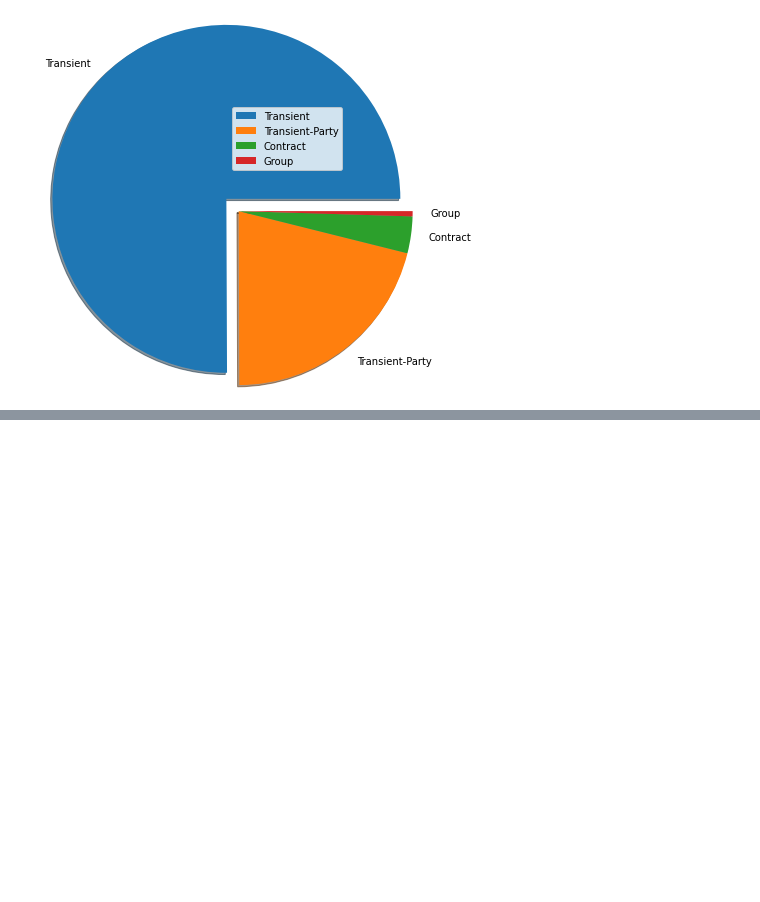
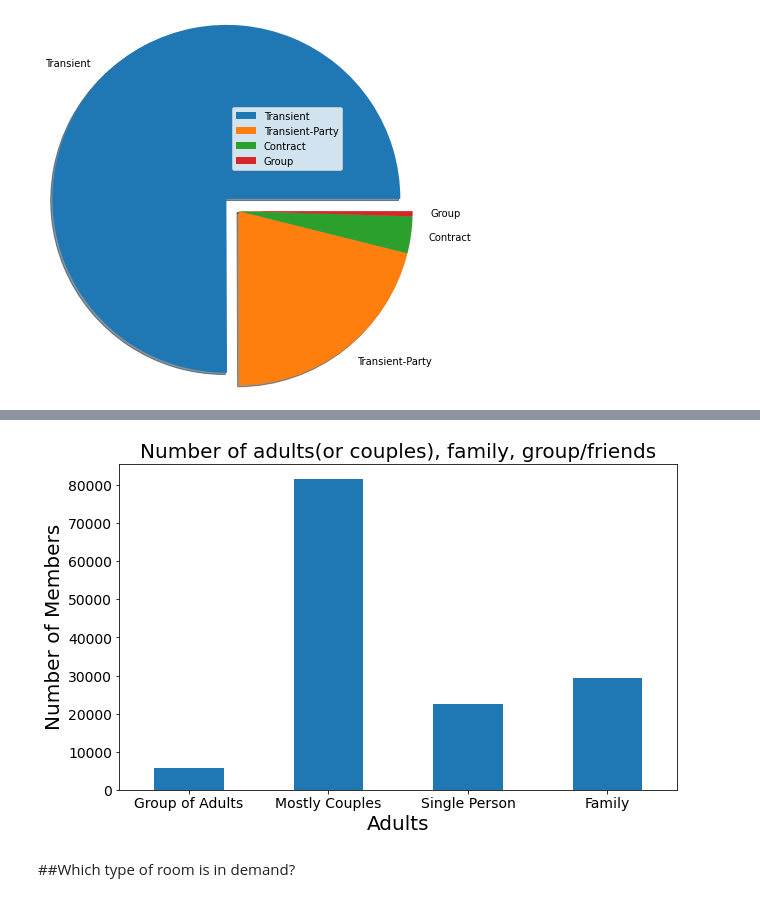
Before and after one commit to smkmohsin/hotel-booking-data-analysis, a Jupyter notebook: Hotel_Booking_Analysis_Sheikh_Mohsin_Kader.ipynb, the cells around one changed output, grey strips where cells are left out. Cells and saved outputs as stored; diff of their text form; code cells hidden in the pictures; blank space fills up the shorter version.

```diff
--- a/Hotel_Booking_Analysis_Sheikh_Mohsin_Kader.ipynb
+++ b/Hotel_Booking_Analysis_Sheikh_Mohsin_Kader.ipynb
@@ -241,0 +332,9 @@ TypeError: ignored
+# %%
+# Drop number_of_members column as we don't need it
+adults_count_without_kids_df.drop(labels='number_of_members', axis=1, inplace=True)
+
+
+#no adults = no kids
+# %%
+adults_count_without_kids_df.drop(labels='No adults',inplace=True)
+adults_count_without_kids_df
@@ -241,0 +347,3 @@ TypeError: ignored
+# %%
+member_count_df = adults_count_without_kids_df.copy()
+member_count_df.loc[len(adults_count_without_kids_df.index)] = [family_count]
@@ -241,0 +359,2 @@ TypeError: ignored
+# %%
+member_count_df.rename(index={3:'Family'}, inplace=True)
@@ -241,0 +370,14 @@ TypeError: ignored
+# %%
+# Set the display figure size using rcParams method
+plt.rcParams['figure.figsize'] = (10, 6)
+
+member_count_df['count'].plot(kind='bar', fontsize = 14)
+plt.title('Number of adults(or couples), family, group/friends', fontsize = 20)
+plt.ylabel('Number of Members', fontsize = 20)
+plt.xlabel('Adults', fontsize = 20)
+plt.xticks(rotation=0)
+plt.show()
+# %% [output]
+[figure, added]
+# %% [markdown]
+##Which type of room is in demand?
```
Also changed, not shown: parts of 47 cells of this notebook.
